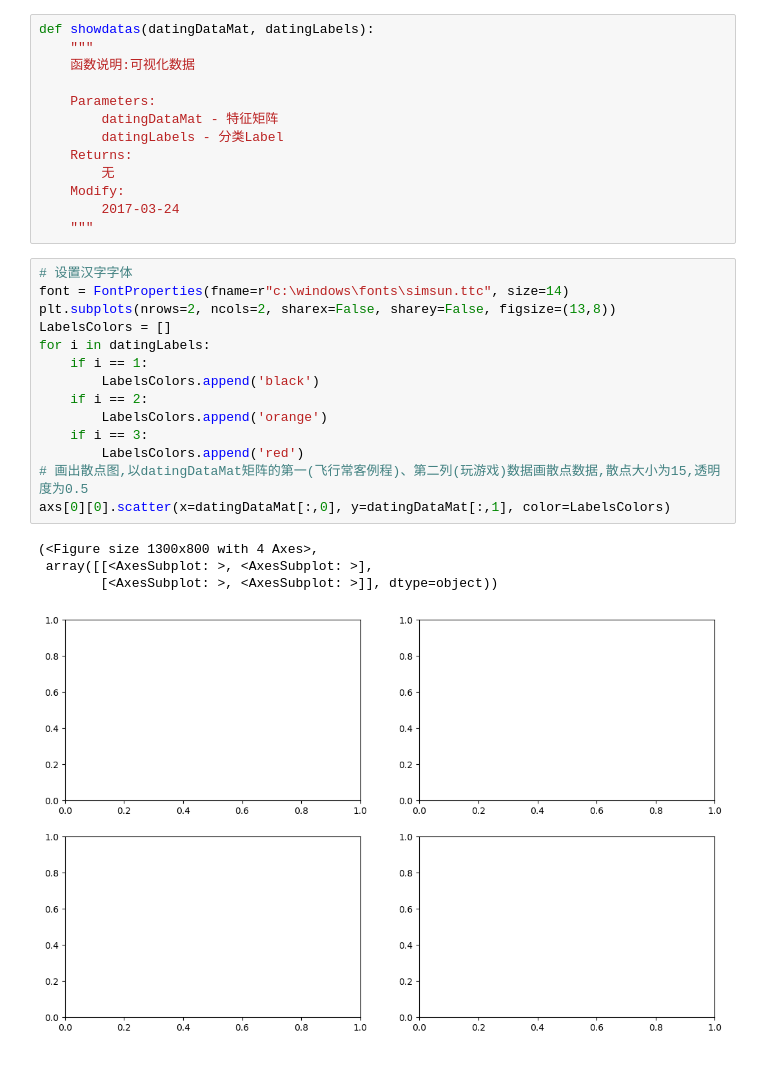
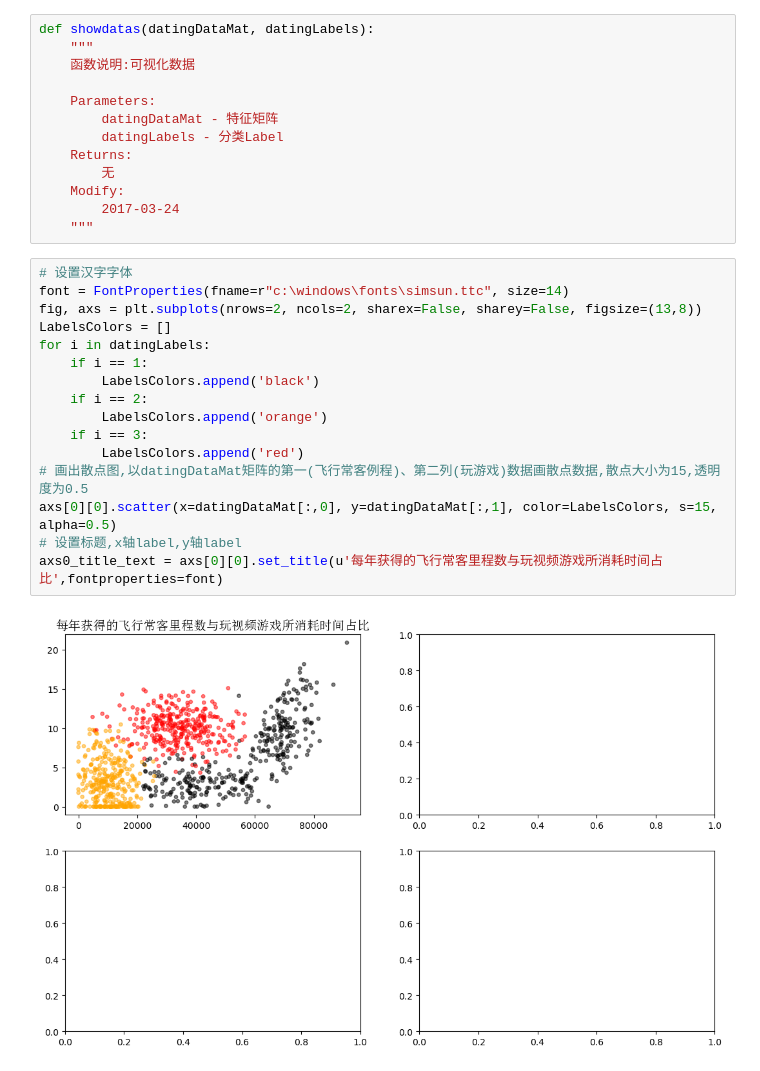
Before and after one commit to zhuzhuruan/Python_Learning, a Jupyter notebook: 7_数据分析/2_机器学习/3_K近邻法/案例：海伦小姐约会.ipynb, the cells around one changed output. Saved outputs shown, nothing was run; the diff lists cells and outputs as text.

```diff
--- a/7_数据分析/2_机器学习/3_K近邻法/案例：海伦小姐约会.ipynb
+++ b/7_数据分析/2_机器学习/3_K近邻法/案例：海伦小姐约会.ipynb
@@ -188,19 +188,18 @@ def showdatas(datingDataMat, datingLabels):
 # %%
 # 设置汉字字体
 font = FontProperties(fname=r"c:\windows\fonts\simsun.ttc", size=14)
-plt.subplots(nrows=2, ncols=2, sharex=False, sharey=False, figsize=(13,8))
+fig, axs = plt.subplots(nrows=2, ncols=2, sharex=False, sharey=False, figsize=(13,8))
 LabelsColors = []
 for i in datingLabels:
     if i == 1:
         LabelsColors.append('black')
     if i == 2:
         LabelsColors.append('orange')
     if i == 3:
         LabelsColors.append('red')
 # 画出散点图,以datingDataMat矩阵的第一(飞行常客例程)、第二列(玩游戏)数据画散点数据,散点大小为15,透明度为0.5
-axs[0][0].scatter(x=datingDataMat[:,0], y=datingDataMat[:,1], color=LabelsColors)
+axs[0][0].scatter(x=datingDataMat[:,0], y=datingDataMat[:,1], color=LabelsColors, s=15, alpha=0.5)
+# 设置标题,x轴label,y轴label
+axs0_title_text = axs[0][0].set_title(u'每年获得的飞行常客里程数与玩视频游戏所消耗时间占比',fontproperties=font)
 # %% [output]
-(<Figure size 1300x800 with 4 Axes>,
- array([[<AxesSubplot: >, <AxesSubplot: >],
-        [<AxesSubplot: >, <AxesSubplot: >]], dtype=object))
-[figure, old version]
+[figure, new version]
```
